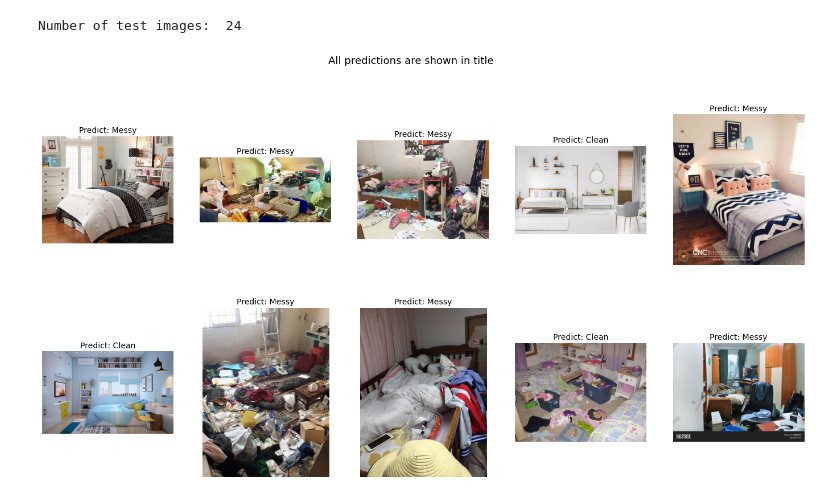
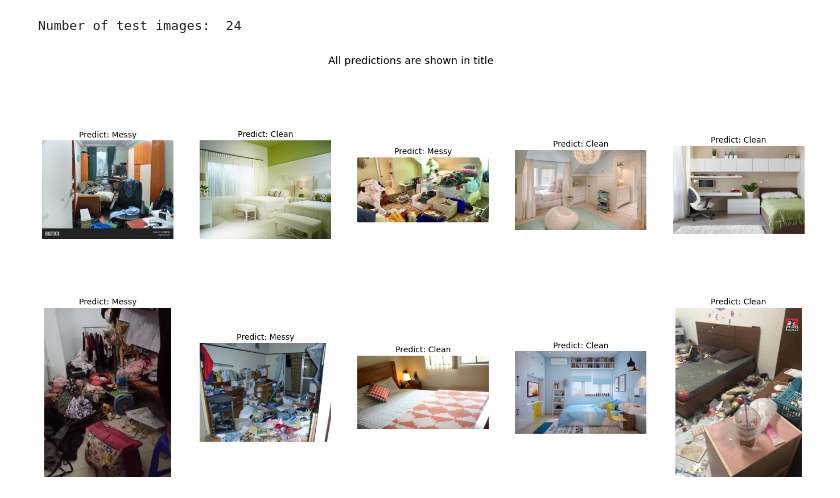
Before and after one commit to tankien76/CS232.K21, a Jupyter notebook: Room1.ipynb, the cells around one changed output. Drawn from its saved outputs; the diff is of its cells as text; code cells hidden in the pictures.

```diff
--- a/Room1.ipynb
+++ b/Room1.ipynb
@@ -144,27 +162,27 @@ Number of test images:  24
 # %%
 fig, axs= plt.subplots(2,5, figsize=[24,12])
 
 
-count=10
+count=7
 for i in range(2):
     for j in range(5):
 
         img = cv2.imread(test_path[count])
         img = cv2.cvtColor(img, cv2.COLOR_BGR2RGB)
 
         txt = "Predict: {:.5}".format(testing_image(test_path[count]))
 
 
         axs[i][j].imshow(img)
         axs[i][j].set_title(txt, fontsize = 14)
         axs[i][j].axis('off')
 
         count+=1
 
 plt.suptitle("All predictions are shown in title", fontsize = 18)
 plt.show()
 # %% [output]
-[figure, old version]
+[figure, new version]
 # %%
 from google.colab import files
 uploaded = files.upload()
```
Also changed, not shown: parts of 5 cells of this notebook.
